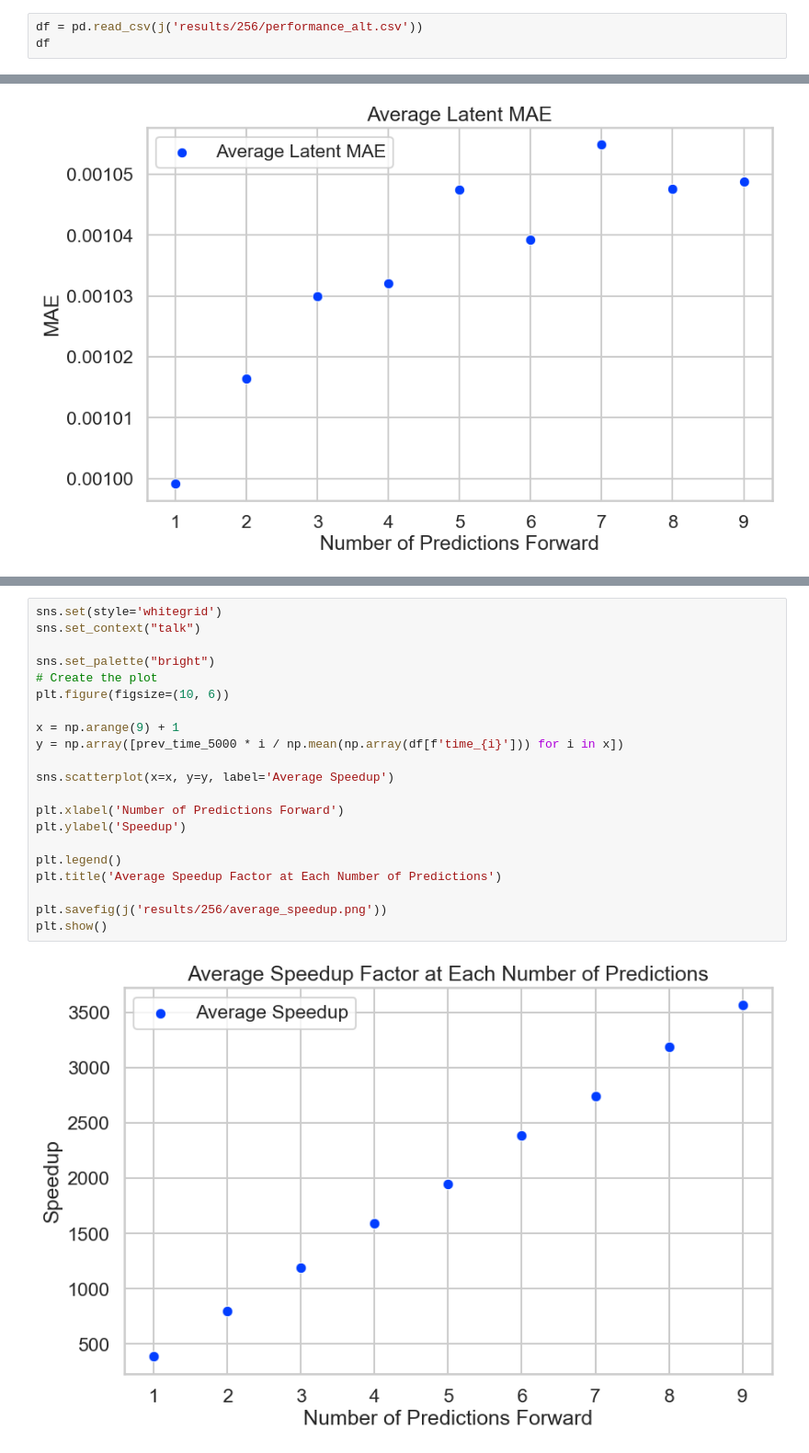
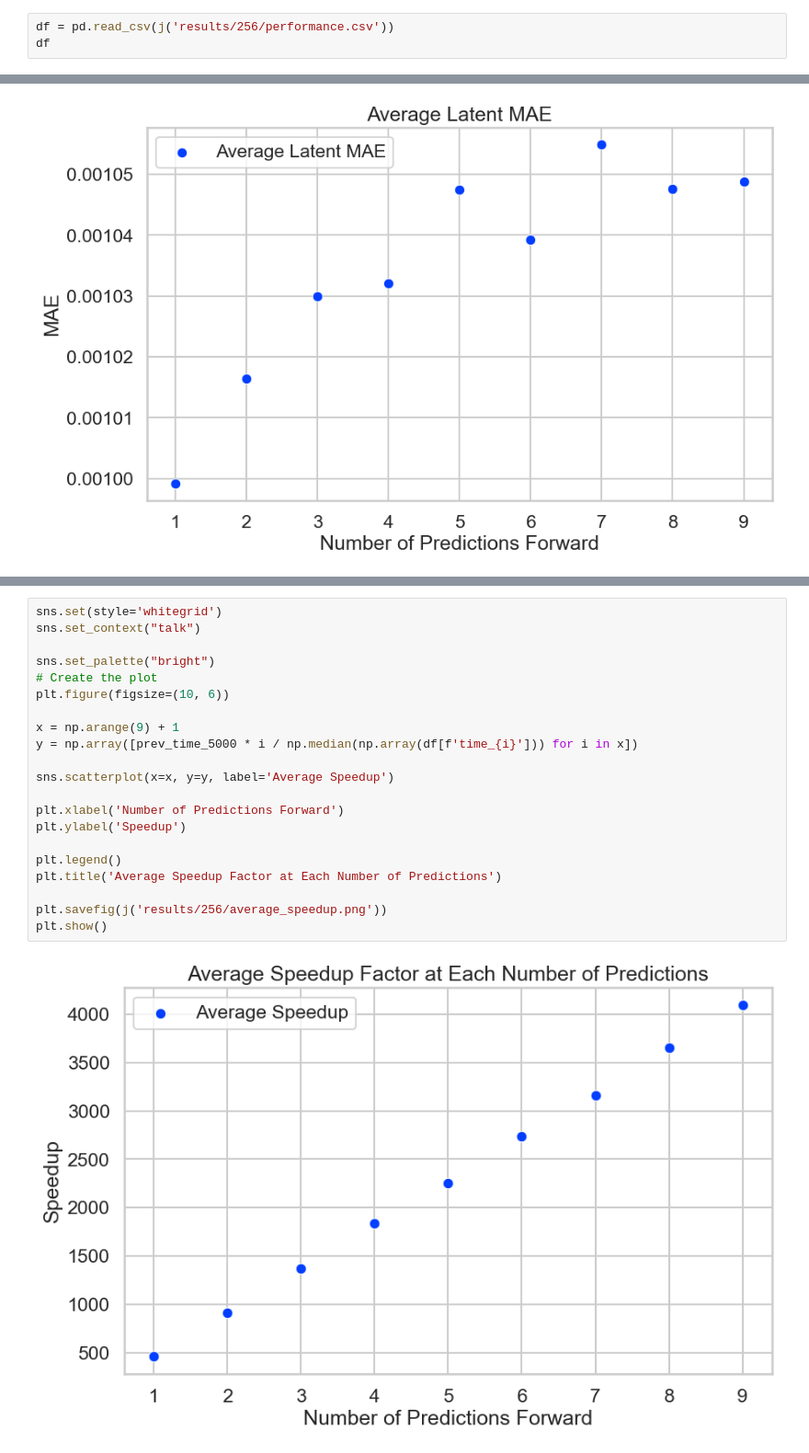
Before and after one commit to AkhilSamavedam/ML-DPD, a Jupyter notebook: analysis.ipynb, the cells around one changed output, grey strips where cells are left out. Shown at 92% size. Drawn from its saved outputs; the diff is of its cells as text.

```diff
--- a/analysis.ipynb
+++ b/analysis.ipynb
@@ -7,7 +7,7 @@ import matplotlib.pyplot as plt
 import seaborn as sns
 from config import j
 # %%
-df = pd.read_csv(j('results/256/performance_alt.csv'))
+df = pd.read_csv(j('results/256/performance.csv'))
 df
 # %% [output]
 |  | timestep | latent-rmse_1 | rmse_1 | latent-mae_1 | mae_1 | latent%_1 | %_1 | time_1 | latent-rmse_2 | ... |
@@ -232,23 +232,23 @@ df = pd.read_csv(j('results/256/performance.csv'))
 # %%
 sns.set(style='whitegrid')
 sns.set_context("talk")
 
 sns.set_palette("bright")
 # Create the plot
 plt.figure(figsize=(10, 6))
 
 x = np.arange(9) + 1
-y = np.array([prev_time_5000 * i / np.mean(np.array(df[f'time_{i}'])) for i in x])
+y = np.array([prev_time_5000 * i / np.median(np.array(df[f'time_{i}'])) for i in x])
 
 sns.scatterplot(x=x, y=y, label='Average Speedup')
 
 plt.xlabel('Number of Predictions Forward')
 plt.ylabel('Speedup')
 
 plt.legend()
 plt.title('Average Speedup Factor at Each Number of Predictions')
 
 plt.savefig(j('results/256/average_speedup.png'))
 plt.show()
 # %% [output]
-[figure, old version]
+[figure, new version]
```
Also changed, not shown: parts of 8 cells of this notebook, 2 other files.
